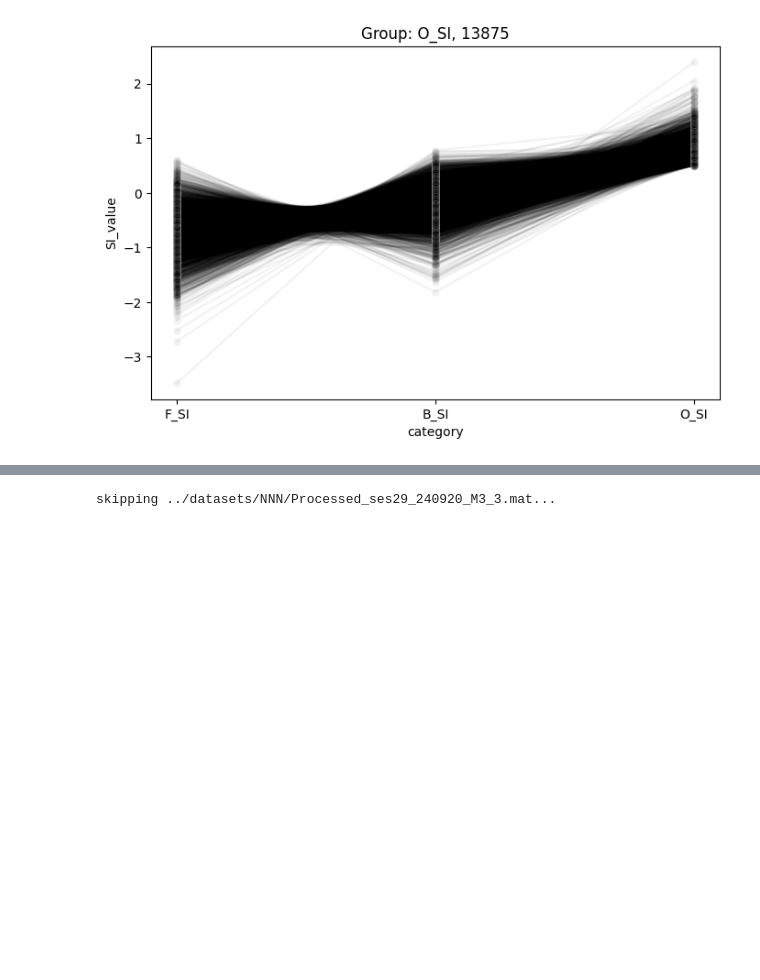
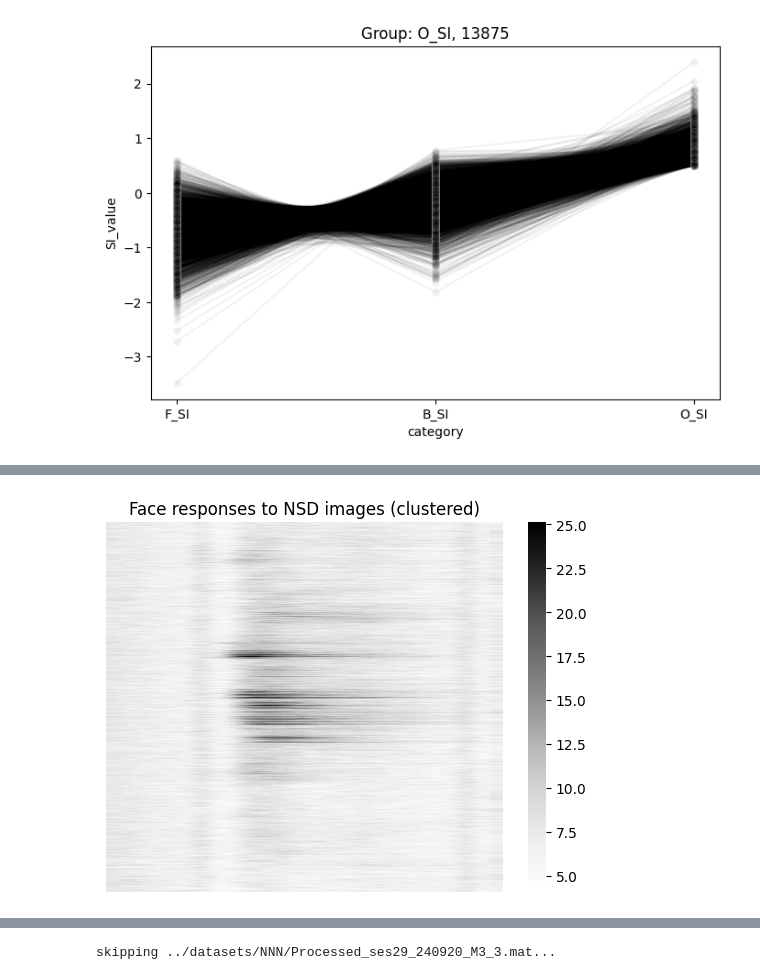
Before and after one commit to aimarvi/triplen, a Jupyter notebook: exploring_data.ipynb, the cells around one changed output, grey strips where cells are left out. Drawn from its saved outputs; the diff is of its cells as text; code cells hidden in the pictures; blank space fills up the shorter version.

```diff
--- a/exploring_data.ipynb
+++ b/exploring_data.ipynb
@@ -158,0 +178,17 @@ The palette list has fewer values (1) than needed (4625) and will cycle, which m
+# %%
+M = avg_face[:, :1000].T  # (1000, time)
+
+# 1. Compute row linkage (using, e.g., Euclidean or correlation distance)
+dists = pdist(M, metric='correlation')  # or 'euclidean', 'cosine', etc
+row_linkage = linkage(dists, method='average')  # method can be 'ward', 'average', etc
+
+# 2. Get the optimal leaf order from dendrogram
+dendro = dendrogram(row_linkage, no_plot=True)
+row_order = dendro['leaves']  # this is the order for the rows (images)
+
+sns.heatmap(M[row_order, :], cmap=sns.color_palette('Greys', as_cmap=True))
+plt.title('Face responses to NSD images (clustered)')
+plt.axis('off')
+plt.show()
+# %% [output]
+[figure, added]
```
Also changed, not shown: parts of 5 cells of this notebook, 2 other files.
